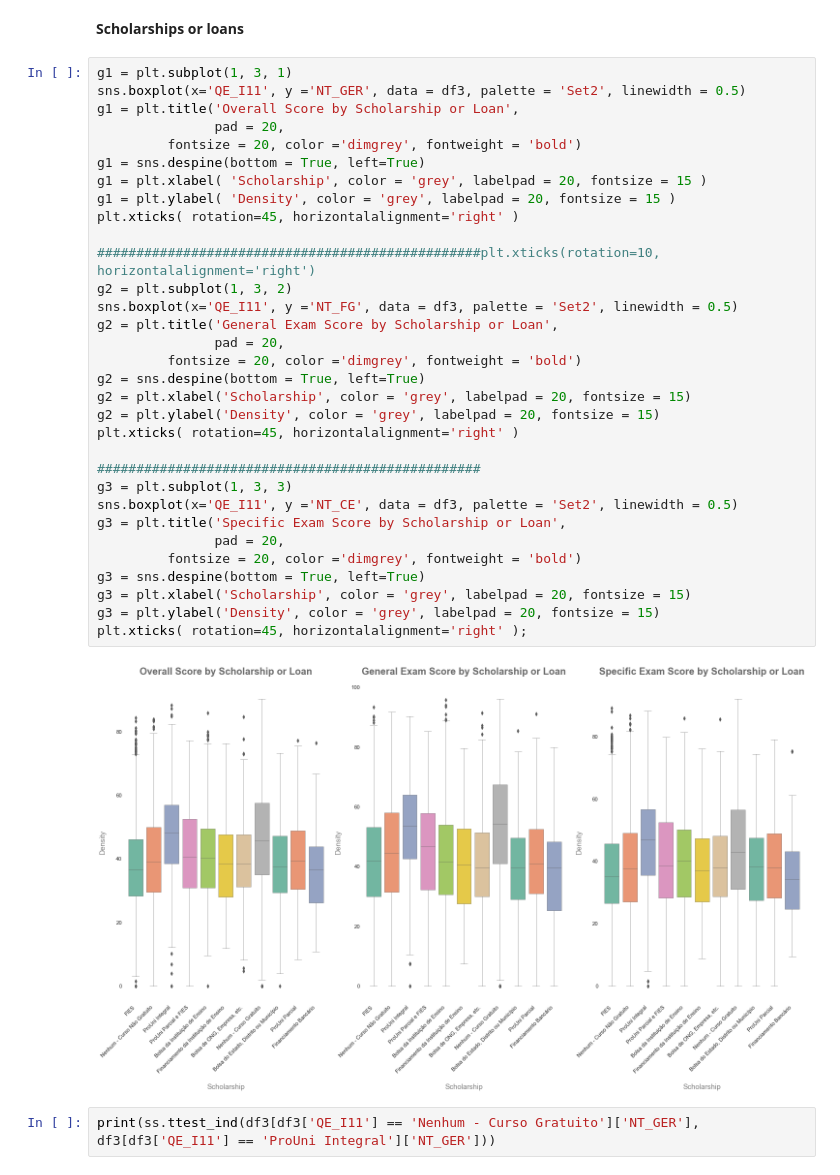
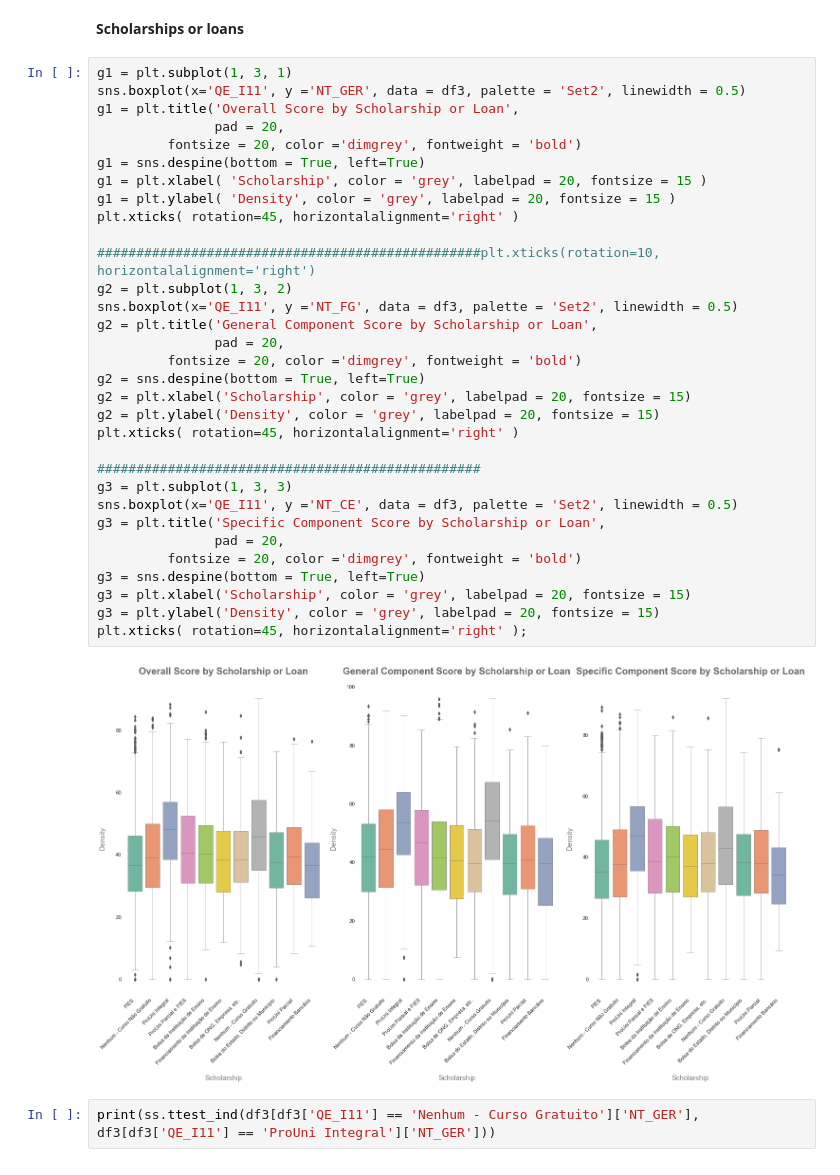
Before and after one commit to KattsonBastos/bahia_enade18_analysis, a Jupyter notebook: notebooks/v01_enade18.ipynb, the cells around one changed output. Drawn from its saved outputs; the diff is of its cells as text.

```diff
--- a/notebooks/v01_enade18.ipynb
+++ b/notebooks/v01_enade18.ipynb
@@ -842,36 +881,36 @@ The null hypothesys cannot be rejected at the level of 1%. So we conclude that,
 g1 = plt.subplot(1, 3, 1)
 sns.boxplot(x='QE_I11', y ='NT_GER', data = df3, palette = 'Set2', linewidth = 0.5)
 g1 = plt.title('Overall Score by Scholarship or Loan',
                pad = 20,
          fontsize = 20, color ='dimgrey', fontweight = 'bold')
 g1 = sns.despine(bottom = True, left=True)
 g1 = plt.xlabel( 'Scholarship', color = 'grey', labelpad = 20, fontsize = 15 )
 g1 = plt.ylabel( 'Density', color = 'grey', labelpad = 20, fontsize = 15 )
 plt.xticks( rotation=45, horizontalalignment='right' )
 
 #################################################plt.xticks(rotation=10, horizontalalignment='right')
 g2 = plt.subplot(1, 3, 2)
 sns.boxplot(x='QE_I11', y ='NT_FG', data = df3, palette = 'Set2', linewidth = 0.5)
-g2 = plt.title('General Exam Score by Scholarship or Loan',
+g2 = plt.title('General Component Score by Scholarship or Loan',
                pad = 20,
          fontsize = 20, color ='dimgrey', fontweight = 'bold')
 g2 = sns.despine(bottom = True, left=True)
 g2 = plt.xlabel('Scholarship', color = 'grey', labelpad = 20, fontsize = 15)
 g2 = plt.ylabel('Density', color = 'grey', labelpad = 20, fontsize = 15)
 plt.xticks( rotation=45, horizontalalignment='right' )
 
 #################################################
 g3 = plt.subplot(1, 3, 3)
 sns.boxplot(x='QE_I11', y ='NT_CE', data = df3, palette = 'Set2', linewidth = 0.5)
-g3 = plt.title('Specific Exam Score by Scholarship or Loan',
+g3 = plt.title('Specific Component Score by Scholarship or Loan',
                pad = 20,
          fontsize = 20, color ='dimgrey', fontweight = 'bold')
 g3 = sns.despine(bottom = True, left=True)
 g3 = plt.xlabel('Scholarship', color = 'grey', labelpad = 20, fontsize = 15)
 g3 = plt.ylabel('Density', color = 'grey', labelpad = 20, fontsize = 15)
 plt.xticks( rotation=45, horizontalalignment='right' );
 # %% [output]
-[figure, old version]
+[figure, new version]
 # %%
 print(ss.ttest_ind(df3[df3['QE_I11'] == 'Nenhum - Curso Gratuito']['NT_GER'], df3[df3['QE_I11'] == 'ProUni Integral']['NT_GER']))
 # %% [output]
```
Also changed, not shown: parts of 28 cells of this notebook.
